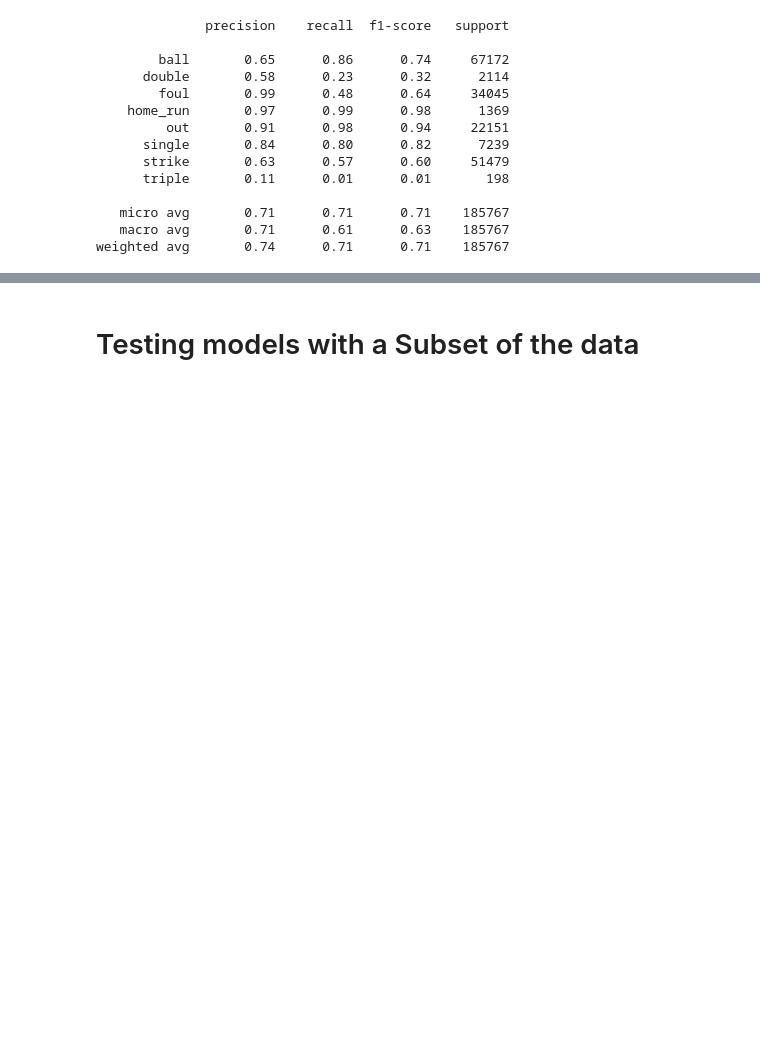
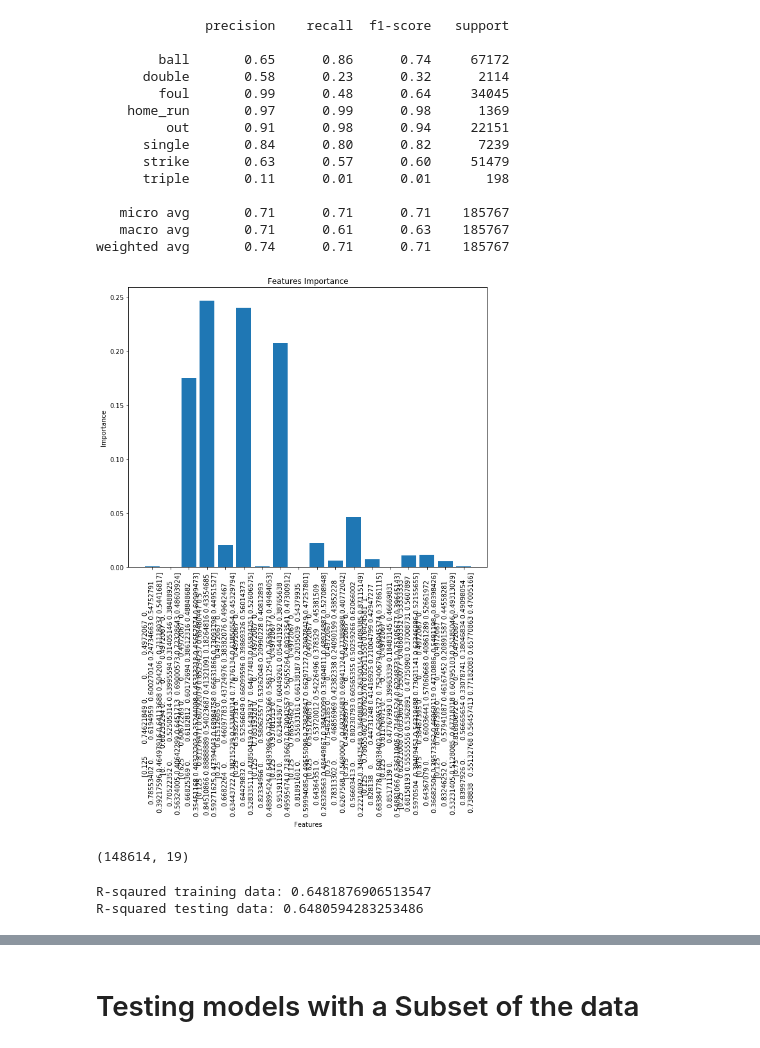
Before and after one commit to nradich/Pitch_Effective, a Jupyter notebook: Predict_outcome.ipynb, the cells around one changed output, grey strips where cells are left out. Cells and saved outputs as stored; diff of their text form; code cells hidden in the pictures; blank space fills up the shorter version.

Commit message:
SVM performed well with scaled data

```diff
--- a/Predict_outcome.ipynb
+++ b/Predict_outcome.ipynb
@@ -245,3 +245,16 @@ print(classification_report(y_test, modelpredict))
    micro avg       0.71      0.71      0.71    185767
    macro avg       0.71      0.61      0.63    185767
 weighted avg       0.74      0.71      0.71    185767
+# %%
+#Feature important breakdown of the model
+import matplotlib.pyplot as plt
+plt.figure(1, figsize=(10, 8))
+plt.bar(range(len(model.feature_importances_)), model.feature_importances_)
+labels = list(X_train)
+plt.xticks(range(len(model.feature_importances_)), labels, rotation='vertical')
+plt.xlabel("Features")
+plt.ylabel("Importance")
+plt.title("Features Importance")
+plt.show()
+# %% [output]
+[figure, added]
@@ -247,0 +263,5 @@ weighted avg       0.74      0.71      0.71    185767
+# %%
+svm_data = data.loc[::5]
+svm_data.shape
+# %% [output]
+(148614, 19)
@@ -247,0 +278,9 @@ weighted avg       0.74      0.71      0.71    185767
+# %%
+from sklearn import svm
+clf = svm.SVC(gamma='scale', decision_function_shape='ovo', class_weight= None)
+clf.fit(X_svm_train, y_svm_train)
+print(f"R-sqaured training data: {clf.score(X_svm_train, y_svm_train)}")
+print(f"R-squared testing data: {clf.score(X_svm_test, y_svm_test)}")
+# %% [output]
+R-sqaured training data: 0.6481876906513547
+R-squared testing data: 0.6480594283253486
```
Also changed, not shown: parts of 12 cells of this notebook.
